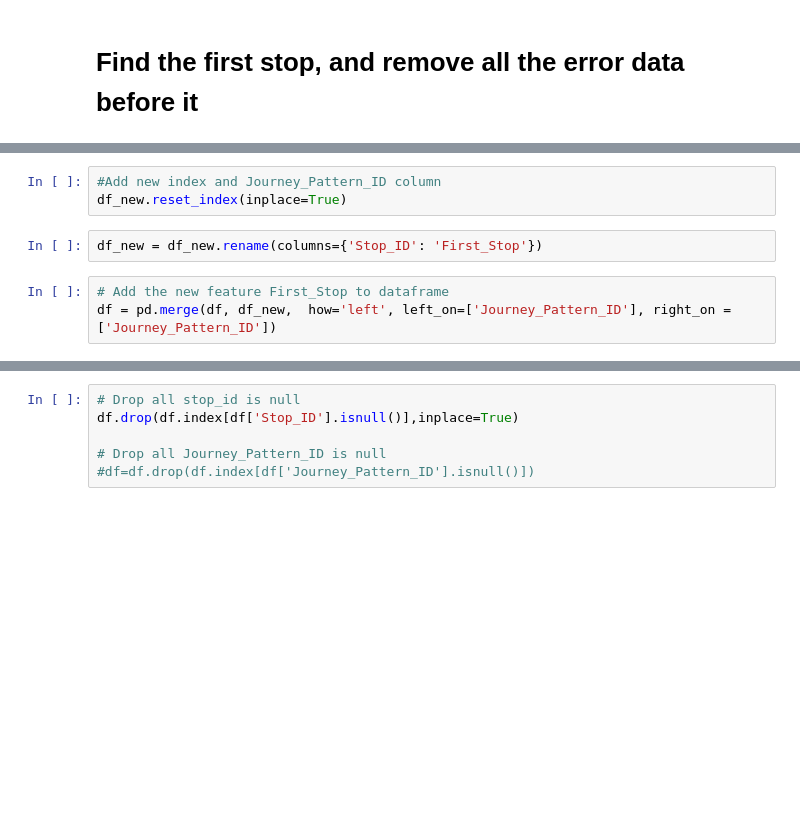
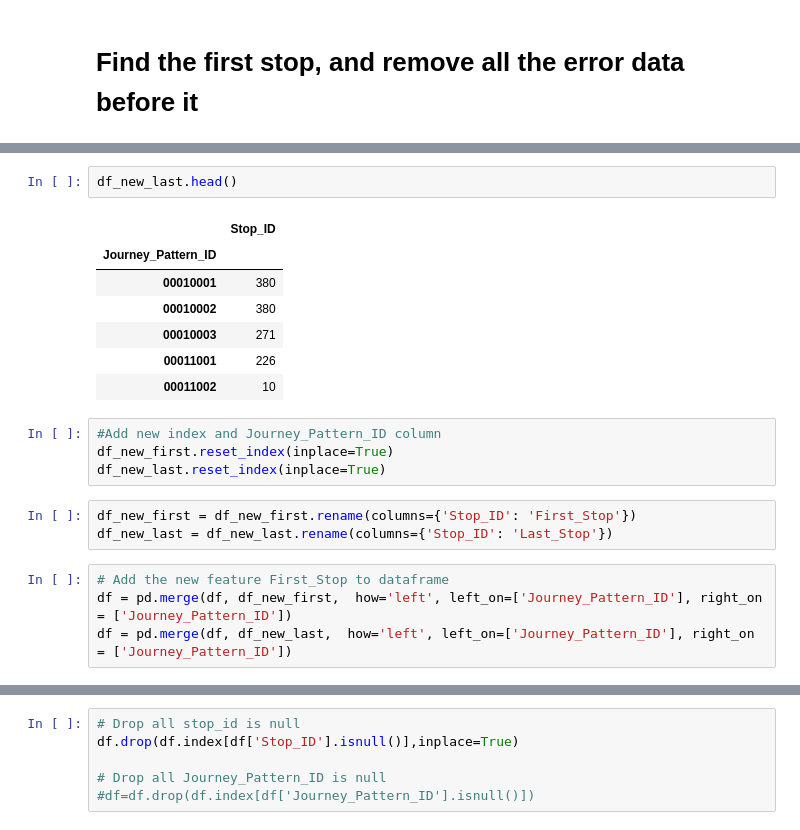
Before and after one commit to PamelaKelly/ETADataHandling, a Jupyter notebook: data_cleaning/Data_Cleaning_2012_Week1.ipynb, the cells around one changed output, grey strips where cells are left out. Cells and saved outputs as stored; diff of their text form; blank space fills up the shorter version.

```diff
--- a/data_cleaning/Data_Cleaning_2012_Week1.ipynb
+++ b/data_cleaning/Data_Cleaning_2012_Week1.ipynb
@@ -133,11 +139,24 @@ df_new.head()
+# %%
+df_new_last.head()
+# %% [output]
+|  | Stop_ID |
+| Journey_Pattern_ID |  |
+| 00010001 | 380 |
+| 00010002 | 380 |
+| 00010003 | 271 |
+| 00011001 | 226 |
+| 00011002 | 10 |
 # %%
 #Add new index and Journey_Pattern_ID column
-df_new.reset_index(inplace=True)
+df_new_first.reset_index(inplace=True)
+df_new_last.reset_index(inplace=True)
-# %%
-df_new = df_new.rename(columns={'Stop_ID': 'First_Stop'})
+# %%
+df_new_first = df_new_first.rename(columns={'Stop_ID': 'First_Stop'})
+df_new_last = df_new_last.rename(columns={'Stop_ID': 'Last_Stop'})
 # %%
 # Add the new feature First_Stop to dataframe
-df = pd.merge(df, df_new,  how='left', left_on=['Journey_Pattern_ID'], right_on = ['Journey_Pattern_ID'])
+df = pd.merge(df, df_new_first,  how='left', left_on=['Journey_Pattern_ID'], right_on = ['Journey_Pattern_ID'])
+df = pd.merge(df, df_new_last,  how='left', left_on=['Journey_Pattern_ID'], right_on = ['Journey_Pattern_ID'])
 # %%
 df.shape
 # %% [output]
```
Also changed, not shown: parts of 21 cells of this notebook.
